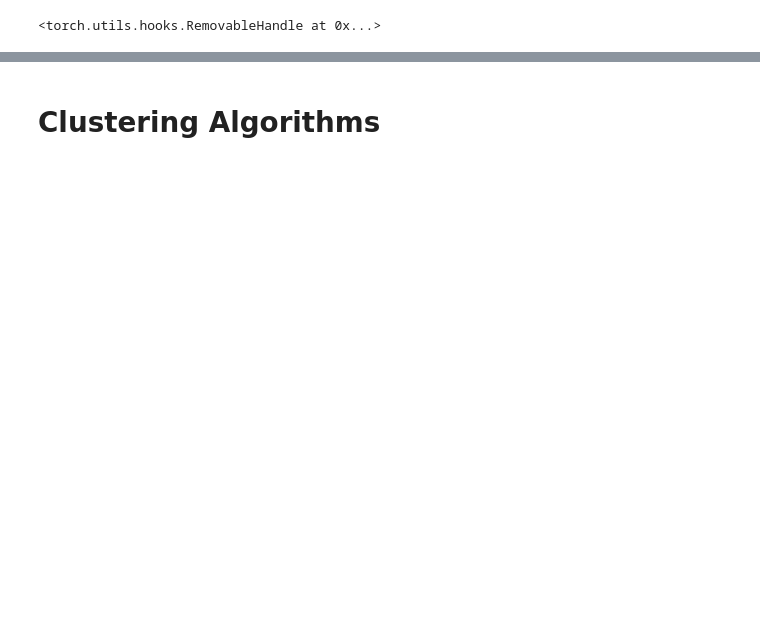
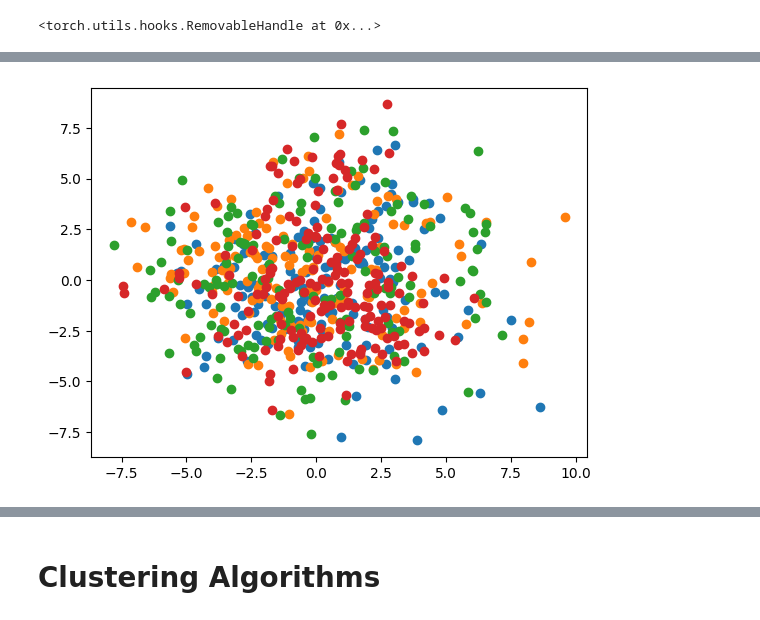
Before and after one commit to million-haileyesus/Data_Mining_I, a Jupyter notebook: DM_Assignment4/programming assignment 4.ipynb, the cells around one changed output, grey strips where cells are left out. Saved outputs shown, nothing was run; the diff lists cells and outputs as text; code cells hidden in the pictures; blank space fills up the shorter version.

```diff
--- a/DM_Assignment4/programming assignment 4.ipynb
+++ b/DM_Assignment4/programming assignment 4.ipynb
@@ -183,3 +197,7 @@ def dimensionality_reduction():
+# %%
+X = dimensionality_reduction()
+# %% [output]
+[figure, added]
 # %%
 X = dimensionality_reduction()
 # %% [output]
```
Also changed, not shown: parts of 19 cells of this notebook.
